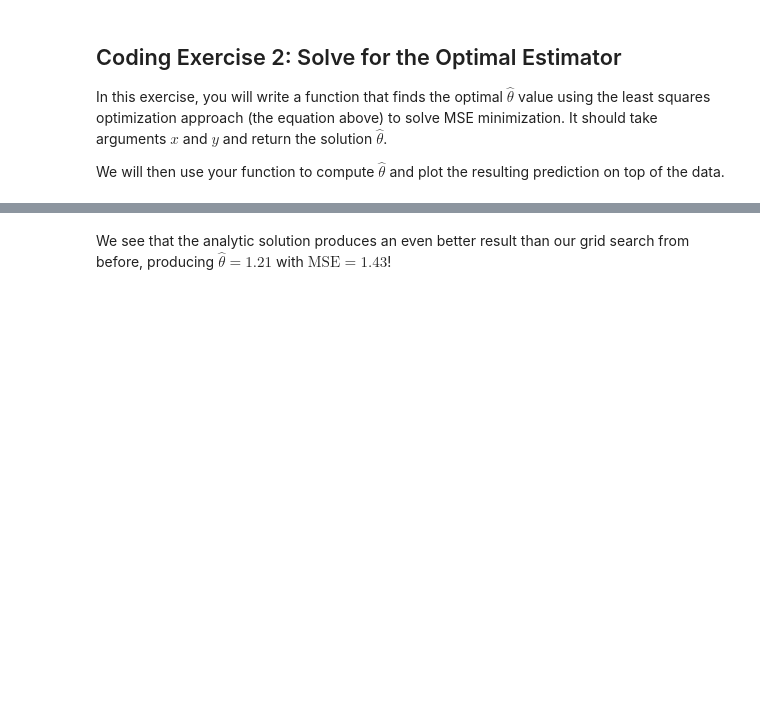
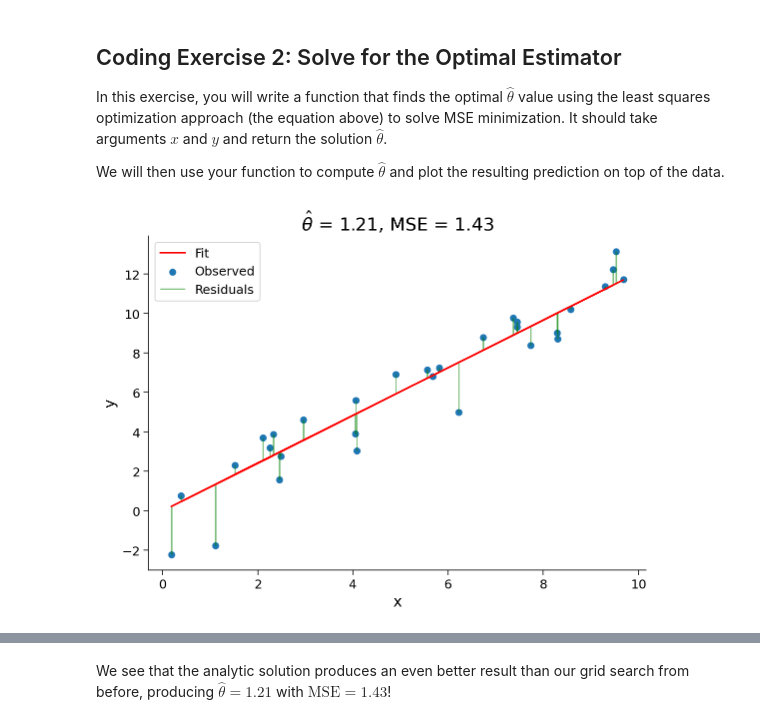
Before and after one commit to jesusdpa1/nma_computation, a Jupyter notebook: w1_d2/W1D2_Tutorial1.ipynb, the cells around one changed output, grey strips where cells are left out. Drawn from its saved outputs; the diff is of its cells as text; code cells hidden in the pictures; blank space fills up the shorter version.

```diff
--- a/w1_d2/W1D2_Tutorial1.ipynb
+++ b/w1_d2/W1D2_Tutorial1.ipynb
@@ -335,32 +342,35 @@ We will then use your function to compute $\hat{\theta}$ and plot the resulting
 # %%
 def solve_normal_eqn(x, y):
   """Solve the normal equations to produce the value of theta_hat that minimizes
     MSE.
 
     Args:
     x (ndarray): An array of shape (samples,) that contains the input values.
     y (ndarray): An array of shape (samples,) that contains the corresponding
       measurement values to the inputs.
 
   Returns:
     float: the value for theta_hat arrived from minimizing MSE
   """
 
   ################################################################################
   ## TODO for students: solve for the best parameter using least squares
   # Fill out function and remove
-  raise NotImplementedError("Student exercise: solve for theta_hat using least squares")
+  # raise NotImplementedError("Student exercise: solve for theta_hat using least squares")
   ################################################################################
 
   # Compute theta_hat analytically
-  theta_hat = ...
+  # @ matrix multiplication
+  theta_hat = (x.T @ y) / (x.T @ x)
 
   return theta_hat
 
 
 theta_hat = solve_normal_eqn(x, y)
 y_hat = theta_hat * x
 plot_observed_vs_predicted(x, y, y_hat, theta_hat)
+# %% [output]
+[figure, added]
 # %% [markdown]
 [*Click for solution*](https://github.com/NeuromatchAcademy/course-content/tree/main//tutorials/W1D2_ModelFitting/solutions/W1D2_Tutorial1_Solution_7a89ba24.py)
 
```
Also changed, not shown: parts of 4 cells of this notebook.
